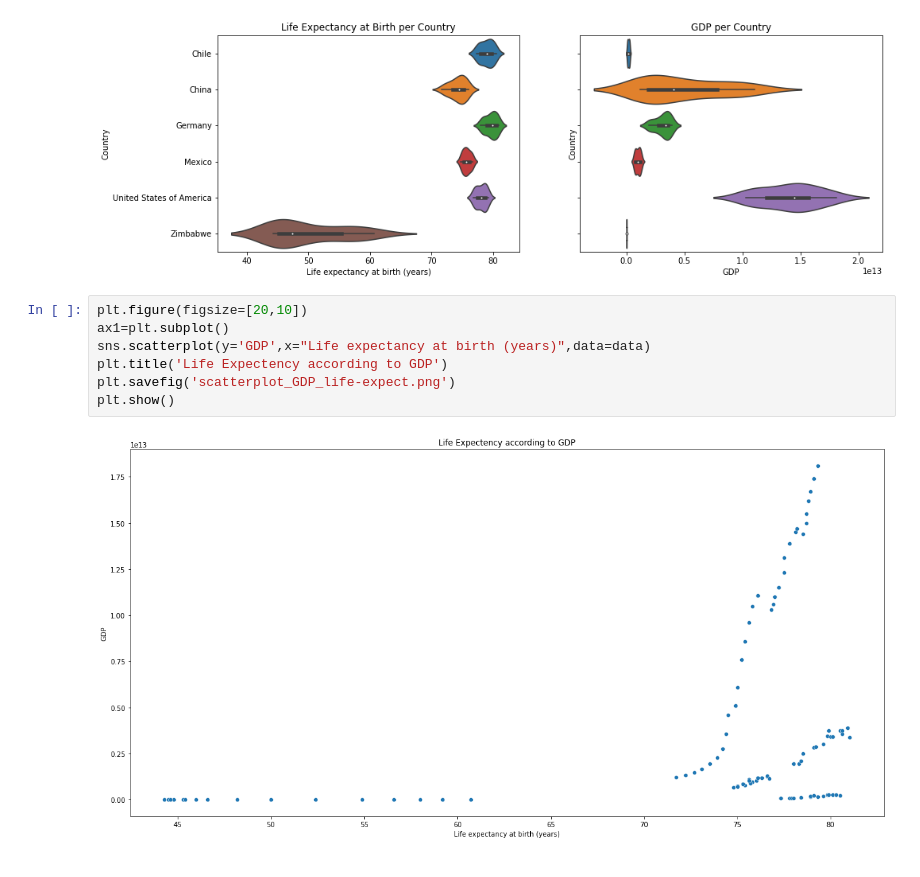
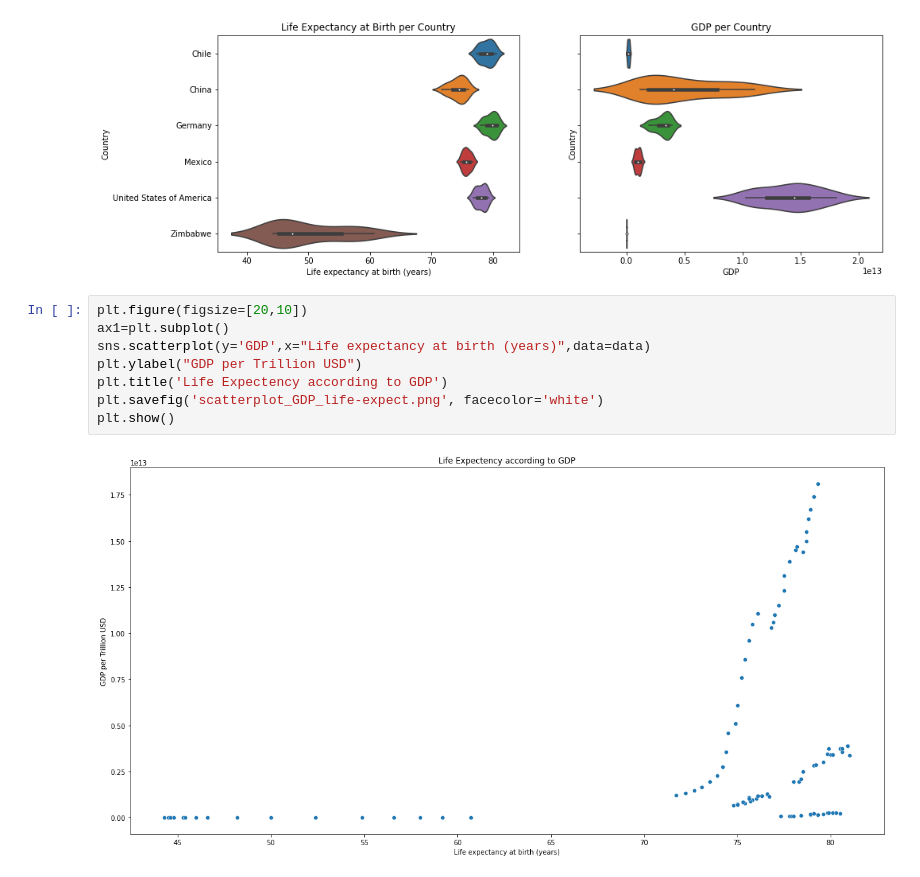
Before and after one commit to gobr2005/codecademy, a Jupyter notebook: Life-Expectancy-and-GDP-Starter/life_expectancy_gdp.ipynb, the cells around one changed output. Drawn from its saved outputs; the diff is of its cells as text.

```diff
--- a/Life-Expectancy-and-GDP-Starter/life_expectancy_gdp.ipynb
+++ b/Life-Expectancy-and-GDP-Starter/life_expectancy_gdp.ipynb
@@ -81,9 +99,10 @@ plt.show()
 # %%
 plt.figure(figsize=[20,10])
 ax1=plt.subplot()
 sns.scatterplot(y='GDP',x="Life expectancy at birth (years)",data=data)
+plt.ylabel("GDP per Trillion USD")
 plt.title('Life Expectency according to GDP')
-plt.savefig('scatterplot_GDP_life-expect.png')
+plt.savefig('scatterplot_GDP_life-expect.png', facecolor='white')
 plt.show()
 # %% [output]
-[figure, old version]
+[figure, new version]
```
Also changed, not shown: parts of 2 cells of this notebook, 3 other files.
